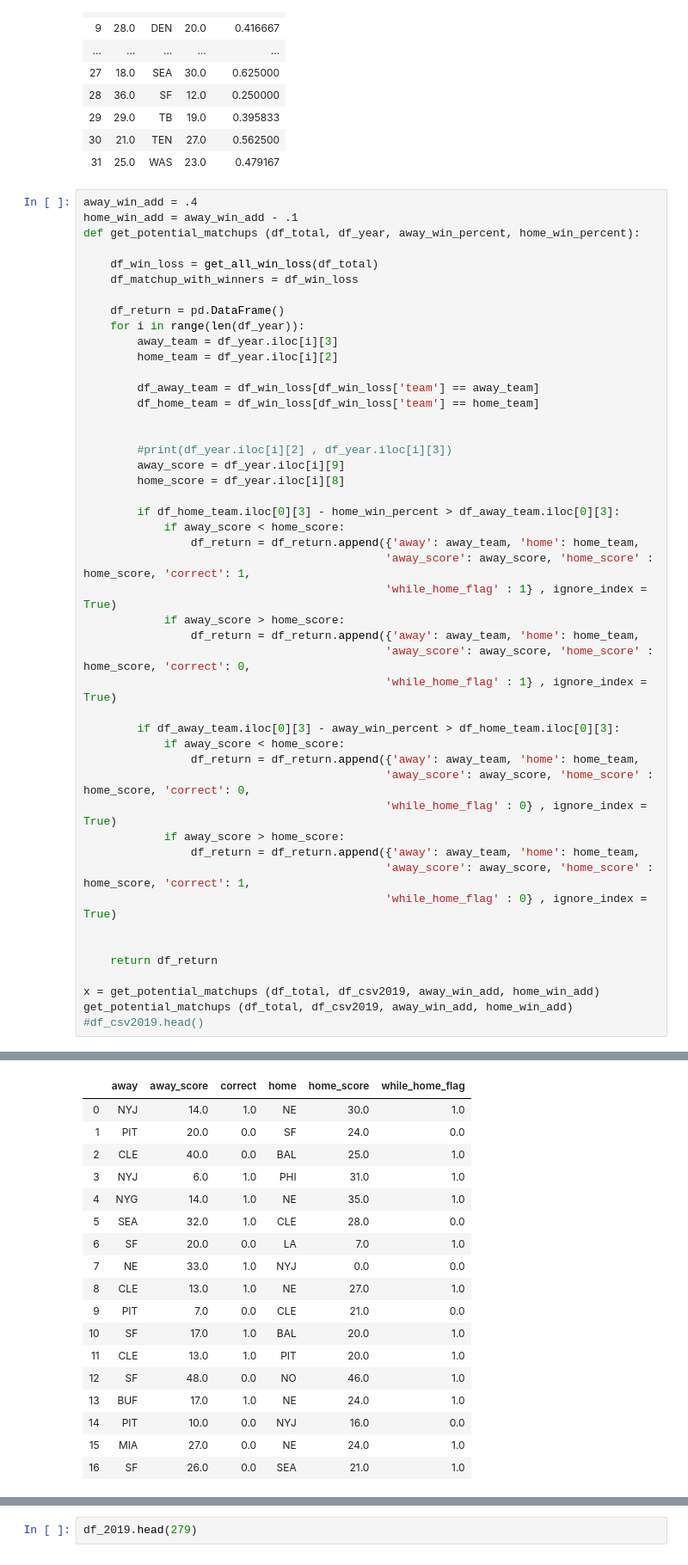
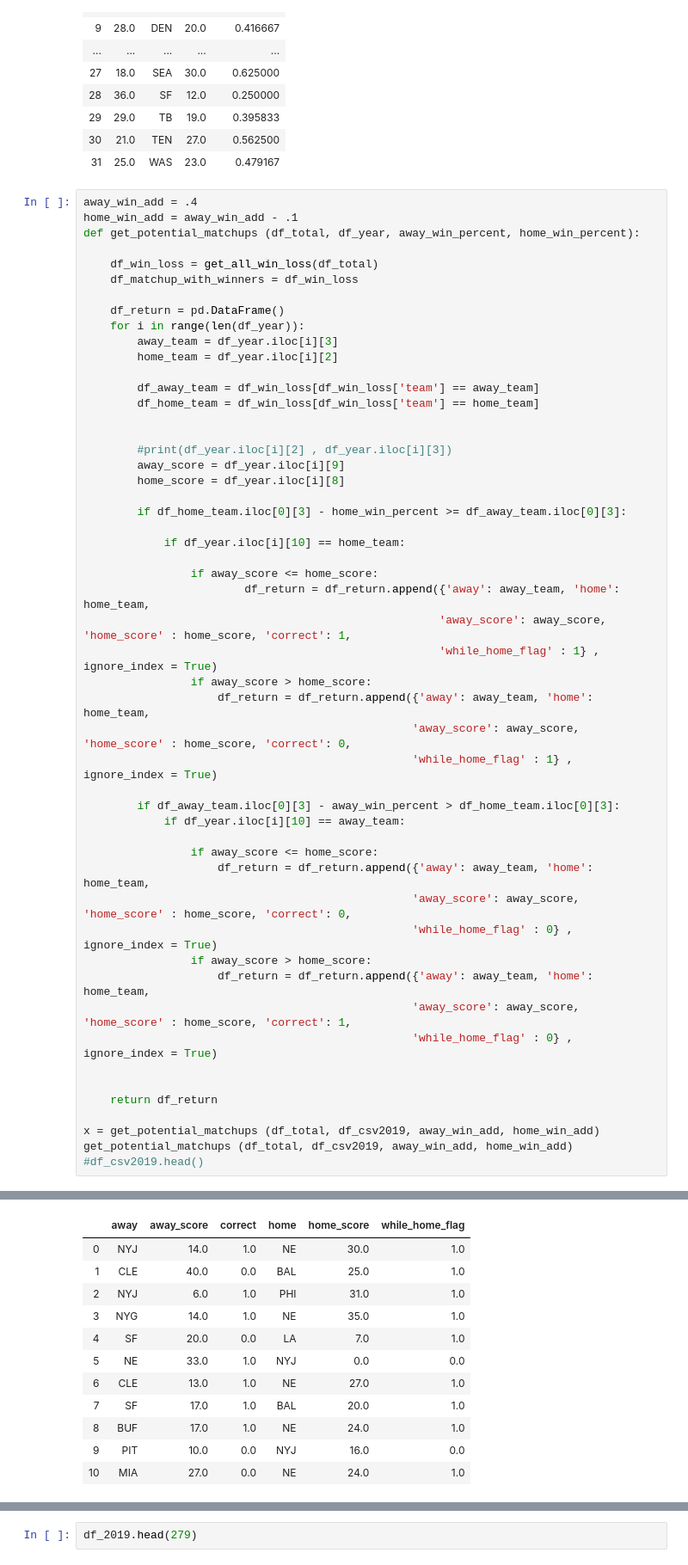
Before and after one commit to sdh12345/nflscrapR-data, a Jupyter notebook: games_data/regular_season/2018 manipulations.ipynb, the cells around one changed output, grey strips where cells are left out. Shown: that part at 86% size. Saved outputs shown, nothing was run; the diff lists cells and outputs as text.

```diff
--- a/games_data/regular_season/2018 manipulations.ipynb
+++ b/games_data/regular_season/2018 manipulations.ipynb
@@ -266,63 +234,62 @@ def get_potential_matchups (df_total, df_year, away_win_percent, home_win_percen
 
         df_away_team = df_win_loss[df_win_loss['team'] == away_team]
         df_home_team = df_win_loss[df_win_loss['team'] == home_team]
 
 
         #print(df_year.iloc[i][2] , df_year.iloc[i][3])
         away_score = df_year.iloc[i][9]
         home_score = df_year.iloc[i][8]
 
-        if df_home_team.iloc[0][3] - home_win_percent > df_away_team.iloc[0][3]:
-            if away_score < home_score:
-                df_return = df_return.append({'away': away_team, 'home': home_team,
-                                             'away_score': away_score, 'home_score' : home_score, 'correct': 1,
-                                             'while_home_flag' : 1} , ignore_index = True)
-            if away_score > home_score:
-                df_return = df_return.append({'away': away_team, 'home': home_team,
-                                             'away_score': away_score, 'home_score' : home_score, 'correct': 0,
-                                             'while_home_flag' : 1} , ignore_index = True)
+        if df_home_team.iloc[0][3] - home_win_percent >= df_away_team.iloc[0][3]:
+
+            if df_year.iloc[i][10] == home_team:
+
+                if away_score <= home_score:
+                        df_return = df_return.append({'away': away_team, 'home': home_team,
+                                                     'away_score': away_score, 'home_score' : home_score, 'correct': 1,
+                                                     'while_home_flag' : 1} , ignore_index = True)
+                if away_score > home_score:
+                    df_return = df_return.append({'away': away_team, 'home': home_team,
+                                                 'away_score': away_score, 'home_score' : home_score, 'correct': 0,
+                                                 'while_home_flag' : 1} , ignore_index = True)
 
         if df_away_team.iloc[0][3] - away_win_percent > df_home_team.iloc[0][3]:
-            if away_score < home_score:
-                df_return = df_return.append({'away': away_team, 'home': home_team,
-                                             'away_score': away_score, 'home_score' : home_score, 'correct': 0,
-                                             'while_home_flag' : 0} , ignore_index = True)
-            if away_score > home_score:
-                df_return = df_return.append({'away': away_team, 'home': home_team,
-                                             'away_score': away_score, 'home_score' : home_score, 'correct': 1,
-                                             'while_home_flag' : 0} , ignore_index = True)
+            if df_year.iloc[i][10] == away_team:
+
+                if away_score <= home_score:
+                    df_return = df_return.append({'away': away_team, 'home': home_team,
+                                                 'away_score': away_score, 'home_score' : home_score, 'correct': 0,
+                                                 'while_home_flag' : 0} , ignore_index = True)
+                if away_score > home_score:
+                    df_return = df_return.append({'away': away_team, 'home': home_team,
+                                                 'away_score': away_score, 'home_score' : home_score, 'correct': 1,
+                                                 'while_home_flag' : 0} , ignore_index = True)
 
 
     return df_return
 
 x = get_potential_matchups (df_total, df_csv2019, away_win_add, home_win_add)
 get_potential_matchups (df_total, df_csv2019, away_win_add, home_win_add)
 #df_csv2019.head()
 # %% [output]
 A value is trying to be set on a copy of a slice from a DataFrame.
 Try using .loc[row_indexer,col_indexer] = value instead
 
 See the caveats in the documentation: http://pandas.pydata.org/pandas-docs/stable/user_guide/indexing.html#returning-a-view-versus-a-copy
   This is separate from the ipykernel package so we can avoid doing imports until
 A value is trying to be set on a copy of a slice from a DataFrame.
 Try using .loc[row_indexer,col_indexer] = value instead
 
 See the caveats in the documentation: http://pandas.pydata.org/pandas-docs/stable/user_guide/indexing.html#returning-a-view-versus-a-copy
 |  | away | away_score | correct | home | home_score | while_home_flag |
 | 0 | NYJ | 14.0 | 1.0 | NE | 30.0 | 1.0 |
-| 1 | PIT | 20.0 | 0.0 | SF | 24.0 | 0.0 |
-| 2 | CLE | 40.0 | 0.0 | BAL | 25.0 | 1.0 |
-| 3 | NYJ | 6.0 | 1.0 | PHI | 31.0 | 1.0 |
-| 4 | NYG | 14.0 | 1.0 | NE | 35.0 | 1.0 |
-| 5 | SEA | 32.0 | 1.0 | CLE | 28.0 | 0.0 |
-| 6 | SF | 20.0 | 0.0 | LA | 7.0 | 1.0 |
-| 7 | NE | 33.0 | 1.0 | NYJ | 0.0 | 0.0 |
-| 8 | CLE | 13.0 | 1.0 | NE | 27.0 | 1.0 |
-| 9 | PIT | 7.0 | 0.0 | CLE | 21.0 | 0.0 |
-| 10 | SF | 17.0 | 1.0 | BAL | 20.0 | 1.0 |
-| 11 | CLE | 13.0 | 1.0 | PIT | 20.0 | 1.0 |
-| 12 | SF | 48.0 | 0.0 | NO | 46.0 | 1.0 |
-| 13 | BUF | 17.0 | 1.0 | NE | 24.0 | 1.0 |
-| 14 | PIT | 10.0 | 0.0 | NYJ | 16.0 | 0.0 |
-| 15 | MIA | 27.0 | 0.0 | NE | 24.0 | 1.0 |
-| 16 | SF | 26.0 | 0.0 | SEA | 21.0 | 1.0 |
+| 1 | CLE | 40.0 | 0.0 | BAL | 25.0 | 1.0 |
+| 2 | NYJ | 6.0 | 1.0 | PHI | 31.0 | 1.0 |
+| 3 | NYG | 14.0 | 1.0 | NE | 35.0 | 1.0 |
+| 4 | SF | 20.0 | 0.0 | LA | 7.0 | 1.0 |
+| 5 | NE | 33.0 | 1.0 | NYJ | 0.0 | 0.0 |
+| 6 | CLE | 13.0 | 1.0 | NE | 27.0 | 1.0 |
+| 7 | SF | 17.0 | 1.0 | BAL | 20.0 | 1.0 |
+| 8 | BUF | 17.0 | 1.0 | NE | 24.0 | 1.0 |
+| 9 | PIT | 10.0 | 0.0 | NYJ | 16.0 | 0.0 |
+| 10 | MIA | 27.0 | 0.0 | NE | 24.0 | 1.0 |
```
Also changed, not shown: parts of 6 cells of this notebook.
